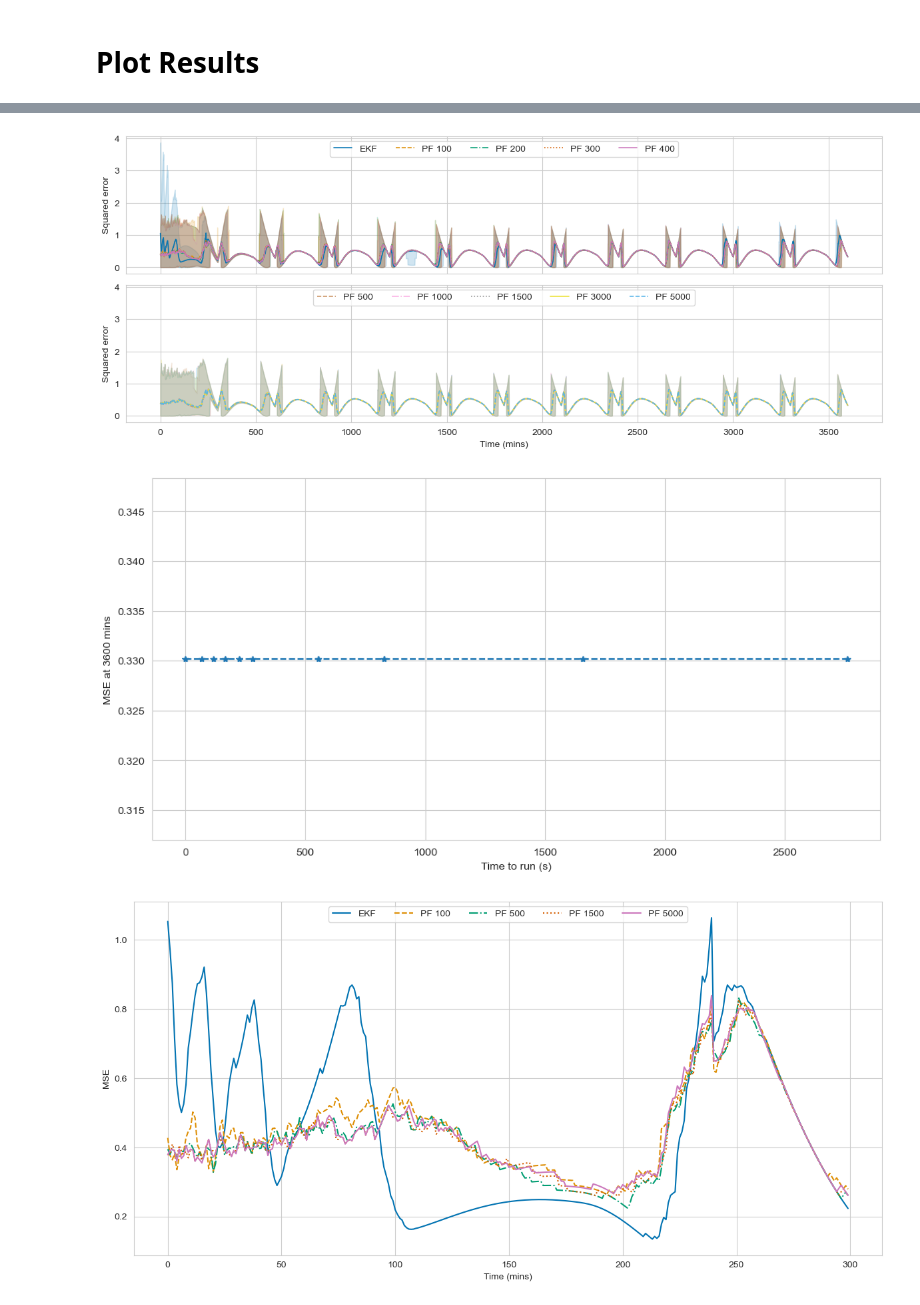
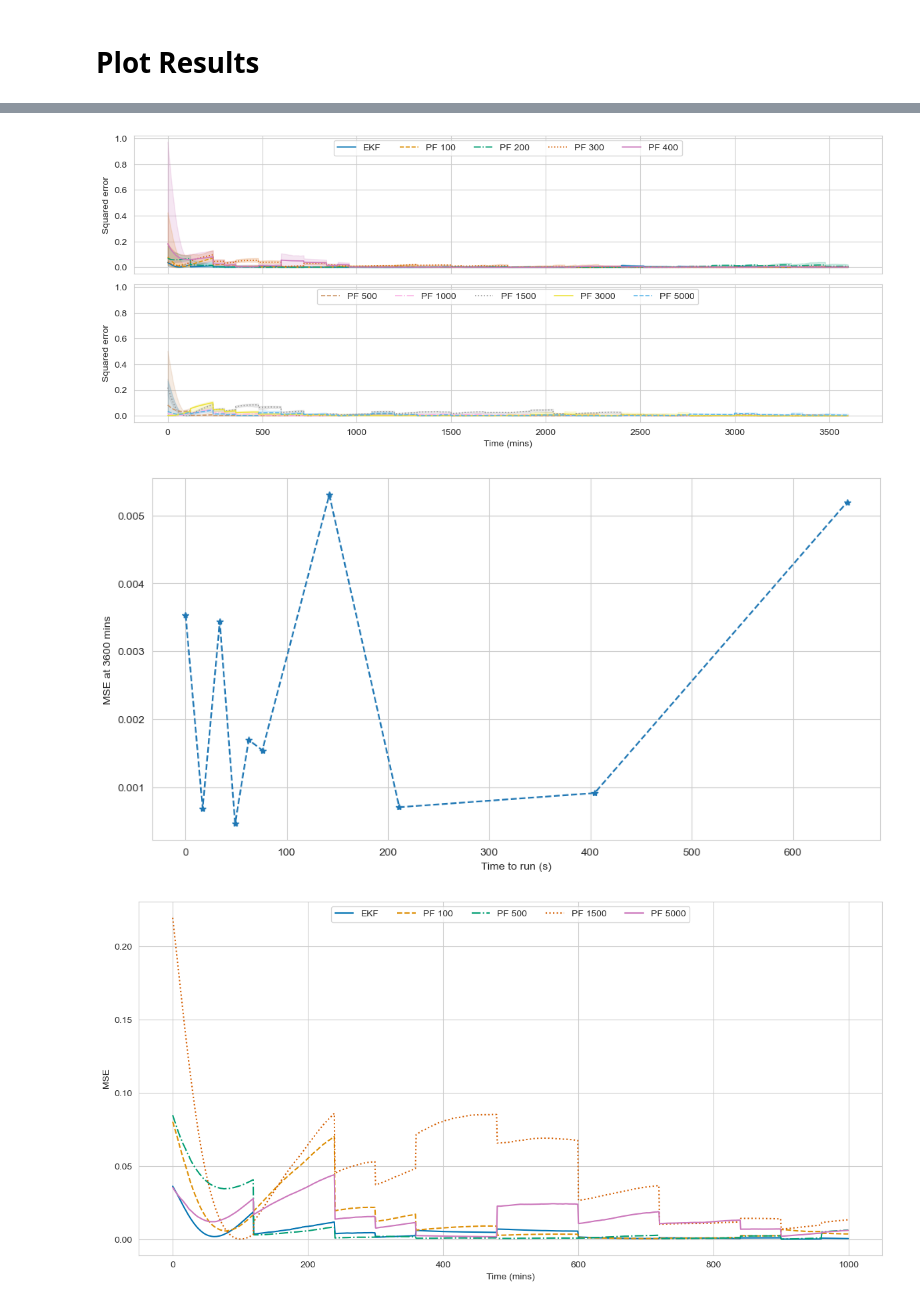
Before and after one commit to mlmulv/Thesis-Code, a Jupyter notebook: notebooks/02_Estimator_Comparison.ipynb, the cells around one changed output, grey strips where cells are left out. Saved outputs shown, nothing was run; the diff lists cells and outputs as text; code cells hidden in the pictures.

```diff
--- a/notebooks/02_Estimator_Comparison.ipynb
+++ b/notebooks/02_Estimator_Comparison.ipynb
@@ -39,7 +40,14 @@ This file examines the accuracy and time complexity of the extended Kalman filte
 + Particle Filters of sizes $N = \begin{bmatrix}  100 & 200 & 300 & 400 & 500 & 1000 & 1500 & 3000 & 5000 \end{bmatrix}$ will be used
 # %%
 try:
-    time_train = np.load("../scripts/variables/time_arr_02.npy")
-    error_est = np.load("../scripts/variables/error_arr_02.npy")
+    with open('../scripts/variables/G_ests.pkl', 'rb') as f:
+        G_ests = pickle.load(f)
+    with open('../scripts/variables/G_errors.pkl', 'rb') as f:
+        G_errors = pickle.load(f)
+    with open('../scripts/variables/filters_time_run.pkl', 'rb') as f:
+        filters_time_run = pickle.load(f)
+    with open('../scripts/variables/Cohorts.pkl', 'rb') as f:
+        Cohorts = pickle.load(f)
+    print('Loading variables from previous run')
 except Exception:
-    print("Can not find results from 02_Estimator_Comparison_script.py file")
+    print("Can not find results from filter_fs_analysis.py file")
@@ -46,3 +56,8 @@ except Exception:
+# %%
+idx = 0 # dt = 1 min
+G_est = G_ests[idx]
+G_error = G_errors[idx]
+time_run = filters_time_run[idx]
 # %% [markdown]
 # Plot Results
 # %%
@@ -61,8 +76,7 @@ sns.barplot(df, x="Estimator", y="Time to run (s)", ax=ax);
 # %%
-squared_error_est = error_est**2
-mean_err = np.mean(squared_error_est, axis=1)
-ci_low = np.percentile(squared_error_est, 2.5, axis=1)
-ci_high = np.percentile(squared_error_est, 97.5, axis=1)
+mean_err = np.mean(G_error, axis=1)
+ci_low = np.percentile(G_error, 2.5, axis=1)
+ci_high = np.percentile(G_error, 97.5, axis=1)
 time = np.arange(mean_err.shape[1])
 num_plots = 5 # 5 per subplot
 num_filters = len(filters)
@@ -85,27 +99,27 @@ ax[1].legend(loc='upper center', ncols=num_plots)
 
 fig.tight_layout()
 # %% [output]
-[figure, old version]
+[figure, new version]
 # %%
 fig, ax = plt.subplots(figsize=(12,6))
-ax.plot(mean_time_train, mean_err[:,-1], linestyle='--', marker='*')
+ax.plot(mean_time_run, mean_err[:,-1], linestyle='--', marker='*')
 ax.set_xlabel('Time to run (s)')
 ax.set_ylabel('MSE at 3600 mins');
 # %% [output]
-[figure, old version]
+[figure, new version]
 # %%
-converge_time = 300
+converge_time = 1000
 chosen_filters = [0,1,5,7,9]
 num_chosen = len(chosen_filters)
 palette = sns.color_palette("colorblind", num_chosen)
 fig, ax = plt.subplots(figsize=(12,6))
 
 for i in range(num_chosen):
     idx = chosen_filters[i]
     ax.plot(time[:converge_time], mean_err[idx,:converge_time], color=palette[i], linestyle = ['-', '--', '-.', ':'][i % 4], label=filters[idx])
 ax.set_xlabel('Time (mins)')
 ax.set_ylabel('MSE')
 ax.legend(ncols=num_chosen, loc='upper center')
 fig.tight_layout()
 # %% [output]
-[figure, old version]
+[figure, new version]
```
Also changed, not shown: parts of 3 cells of this notebook, 3 other files.
